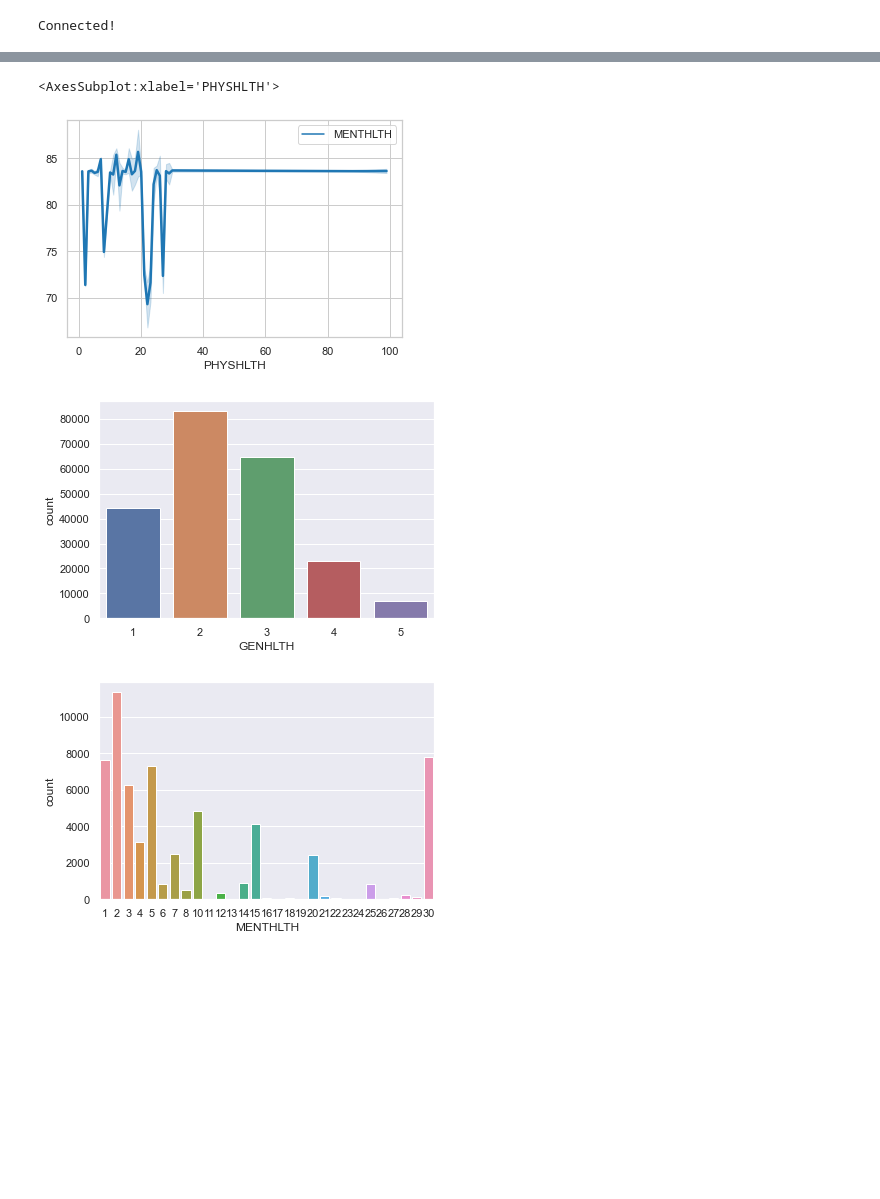
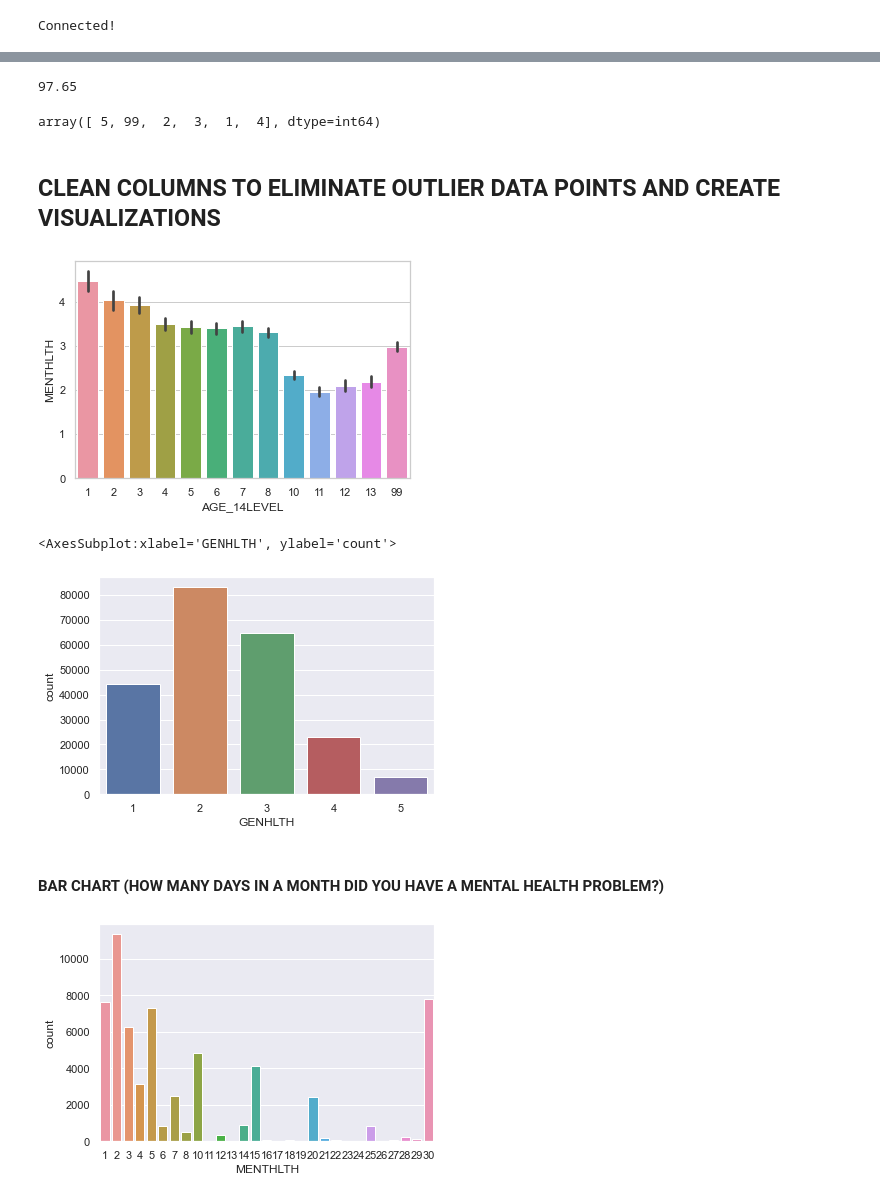
Before and after one commit to UC-Healthcare/Healthcare_Analysis, a Jupyter notebook: Analysis_visuals.ipynb, the cells around one changed output, grey strips where cells are left out. Saved outputs shown, nothing was run; the diff lists cells and outputs as text; code cells hidden in the pictures; blank space fills up the shorter version.

Commit message:
adding images

```diff
--- a/Analysis_visuals.ipynb
+++ b/Analysis_visuals.ipynb
@@ -50,0 +74,4 @@ health_df.sample(10)
+# %%
+health_df['BMI'] = health_df['BMI'].div(100)
+
+health_df['BMI'].sample(10)
@@ -51,3 +90,13 @@ health_df.sample(10)
+# %%
+health_df['BMI'].max()
+# %% [output]
+97.65
+# %%
+health_df['INCOME2'].unique()
+# %% [output]
+array([ 5, 99,  2,  3,  1,  4], dtype=int64)
+# %% [markdown]
+## CLEAN COLUMNS TO ELIMINATE OUTLIER DATA POINTS AND CREATE VISUALIZATIONS
 # %%
 health_df['GENHLTH'].count()
 
@@ -55,20 +111,17 @@ health_df['SEX'].replace([1,2],['M','F'], inplace=True)
 # %%
 sns.set_theme(style='whitegrid')
 
-line = health_df['PHYSHLTH']
+line = health_df['AGE_14LEVEL']
 
 values = health_df['MENTHLTH']
 
-data = pd.DataFrame(values, line)
-
-data= data.rolling(7).mean()
-
 # Create Seaborn Line plot to determine basic levels of correlation between Mental health and General Health
 
-sns.lineplot(data=data, palette='tab10', linewidth=2.5)
+sns.barplot(x = line, y = health_df['MENTHLTH'], data=health_df)
+
+# plt.savefig('MentByAge.png')
 # %% [output]
-<AxesSubplot:xlabel='PHYSHLTH'>
-[figure, old version]
+[figure, new version]
 # %%
 # Set seaborn style for dark background
 sns.set(style="darkgrid")
@@ -77,9 +130,12 @@ GEN = health_df.GENHLTH[health_df.GENHLTH < 7]
 
 sns.countplot(x=GEN, data=health_df)
 
-plt.savefig('GenStats.png')
+# plt.savefig('GenStats.png')
 # %% [output]
+<AxesSubplot:xlabel='GENHLTH', ylabel='count'>
 [figure]
+# %% [markdown]
+#### BAR CHART (HOW MANY DAYS IN A MONTH DID YOU HAVE A MENTAL HEALTH PROBLEM?)
 # %%
 # Set seaborn style for dark background
 sns.set(style="darkgrid")
```
Also changed, not shown: parts of 7 cells of this notebook, 10 other files.
